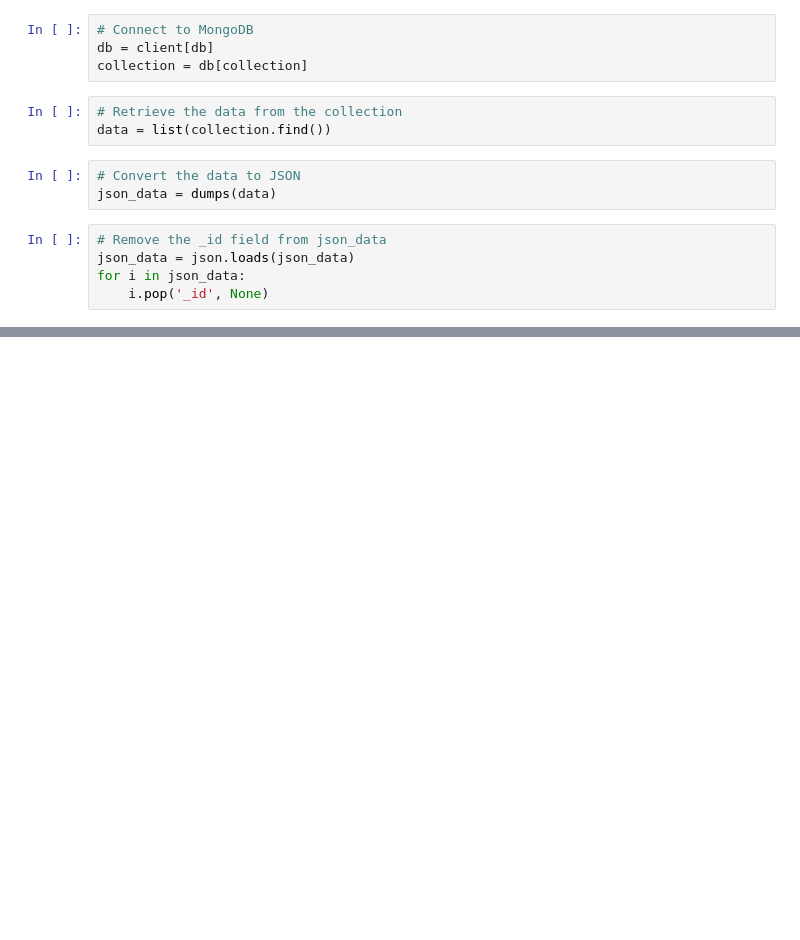
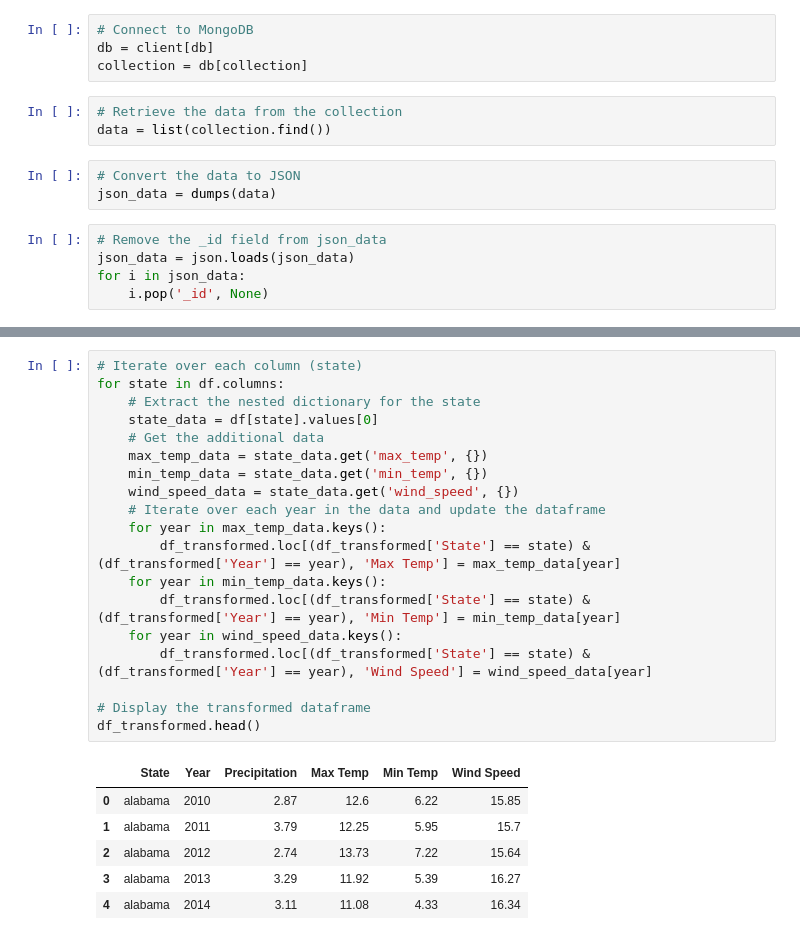
Before and after one commit to matanick1/Project-4, a Jupyter notebook: Project-4.ipynb, the cells around one changed output, grey strips where cells are left out. Saved outputs shown, nothing was run; the diff lists cells and outputs as text; blank space fills up the shorter version.

```diff
--- a/Project-4.ipynb
+++ b/Project-4.ipynb
@@ -28,0 +62,26 @@ df = pd.DataFrame(json_data)
+# %%
+# Iterate over each column (state)
+for state in df.columns:
+    # Extract the nested dictionary for the state
+    state_data = df[state].values[0]
+    # Get the additional data
+    max_temp_data = state_data.get('max_temp', {})
+    min_temp_data = state_data.get('min_temp', {})
+    wind_speed_data = state_data.get('wind_speed', {})
+    # Iterate over each year in the data and update the dataframe
+    for year in max_temp_data.keys():
+        df_transformed.loc[(df_transformed['State'] == state) & (df_transformed['Year'] == year), 'Max Temp'] = max_temp_data[year]
+    for year in min_temp_data.keys():
+        df_transformed.loc[(df_transformed['State'] == state) & (df_transformed['Year'] == year), 'Min Temp'] = min_temp_data[year]
+    for year in wind_speed_data.keys():
+        df_transformed.loc[(df_transformed['State'] == state) & (df_transformed['Year'] == year), 'Wind Speed'] = wind_speed_data[year]
+
+# Display the transformed dataframe
+df_transformed.head()
+# %% [output]
+|  | State | Year | Precipitation | Max Temp | Min Temp | Wind Speed |
+| 0 | alabama | 2010 | 2.87 | 12.6 | 6.22 | 15.85 |
+| 1 | alabama | 2011 | 3.79 | 12.25 | 5.95 | 15.7 |
+| 2 | alabama | 2012 | 2.74 | 13.73 | 7.22 | 15.64 |
+| 3 | alabama | 2013 | 3.29 | 11.92 | 5.39 | 16.27 |
+| 4 | alabama | 2014 | 3.11 | 11.08 | 4.33 | 16.34 |
```
Also changed, not shown: parts of 4 cells of this notebook, 1 other file.
